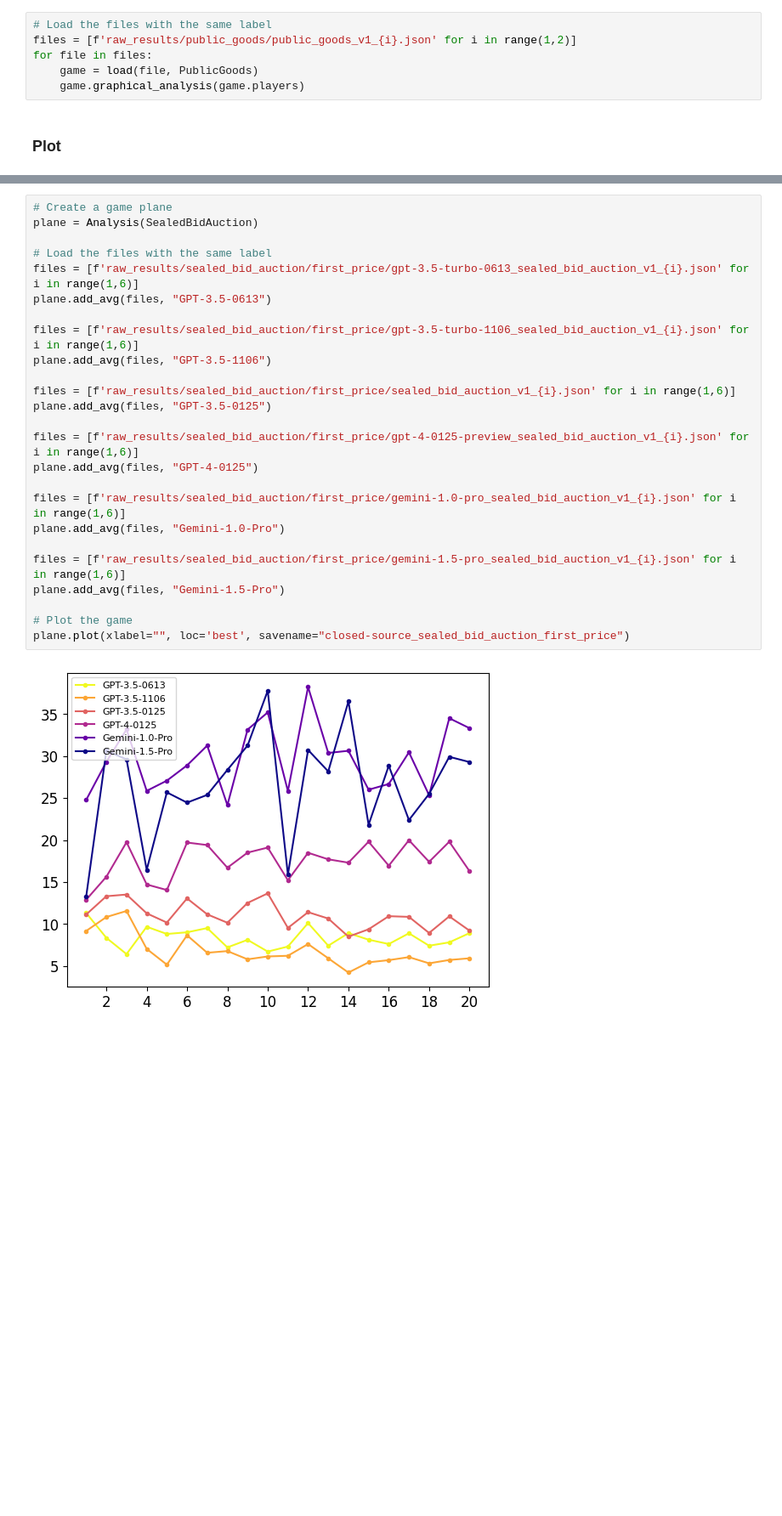
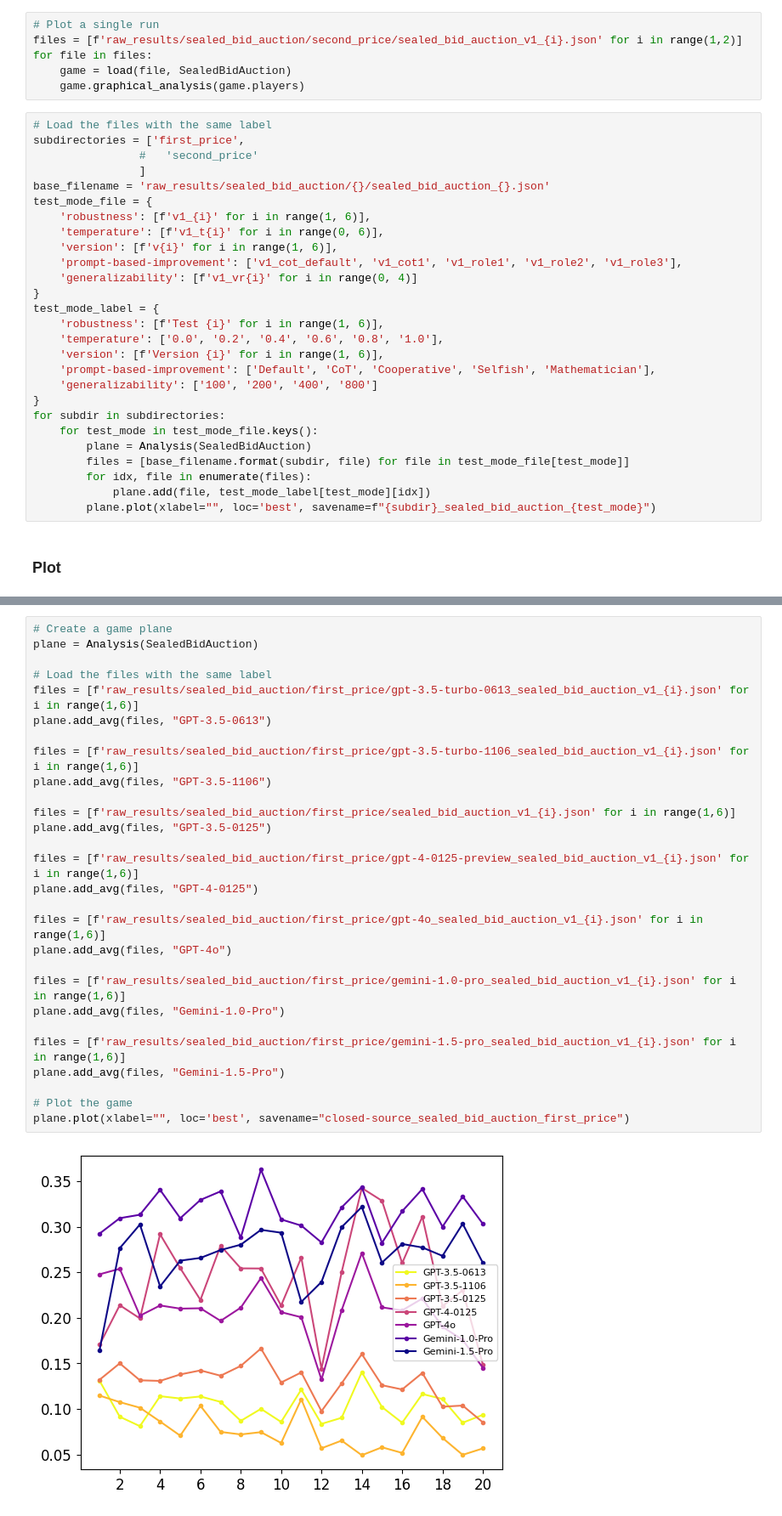
Before and after one commit to CUHK-ARISE/GAMABench, a Jupyter notebook: main.ipynb, the cells around one changed output, grey strips where cells are left out. Shown at 85% size. Saved outputs shown, nothing was run; the diff lists cells and outputs as text; blank space fills up the shorter version.

Commit message:
Updates on analysis and main for model plots

```diff
--- a/main.ipynb
+++ b/main.ipynb
@@ -100,10 +85,37 @@ from games.pirate_game import *
 from games.public_goods import *
 from games.sealed_bid_auction import *
 # %%
-# Load the files with the same label
-files = [f'raw_results/public_goods/public_goods_v1_{i}.json' for i in range(1,2)]
+# Plot a single run
+files = [f'raw_results/sealed_bid_auction/second_price/sealed_bid_auction_v1_{i}.json' for i in range(1,2)]
 for file in files:
-    game = load(file, PublicGoods)
+    game = load(file, SealedBidAuction)
     game.graphical_analysis(game.players)
+# %%
+# Load the files with the same label
+subdirectories = ['first_price',
+                #   'second_price'
+                ]
+base_filename = 'raw_results/sealed_bid_auction/{}/sealed_bid_auction_{}.json'
+test_mode_file = {
+    'robustness': [f'v1_{i}' for i in range(1, 6)],
+    'temperature': [f'v1_t{i}' for i in range(0, 6)],
+    'version': [f'v{i}' for i in range(1, 6)],
+    'prompt-based-improvement': ['v1_cot_default', 'v1_cot1', 'v1_role1', 'v1_role2', 'v1_role3'],
+    'generalizability': [f'v1_vr{i}' for i in range(0, 4)]
+}
+test_mode_label = {
+    'robustness': [f'Test {i}' for i in range(1, 6)],
+    'temperature': ['0.0', '0.2', '0.4', '0.6', '0.8', '1.0'],
+    'version': [f'Version {i}' for i in range(1, 6)],
+    'prompt-based-improvement': ['Default', 'CoT', 'Cooperative', 'Selfish', 'Mathematician'],
+    'generalizability': ['100', '200', '400', '800']
+}
+for subdir in subdirectories:
+    for test_mode in test_mode_file.keys():
+        plane = Analysis(SealedBidAuction)
+        files = [base_filename.format(subdir, file) for file in test_mode_file[test_mode]]
+        for idx, file in enumerate(files):
+            plane.add(file, test_mode_label[test_mode][idx])
+        plane.plot(xlabel="", loc='best', savename=f"{subdir}_sealed_bid_auction_{test_mode}")
 # %% [markdown]
 ### Plot
@@ -151,30 +258,33 @@ plane.plot(xlabel="", loc='best', savename="closed-source_public_goods_runs")
 # %%
 # Create a game plane
 plane = Analysis(SealedBidAuction)
 
 # Load the files with the same label
 files = [f'raw_results/sealed_bid_auction/first_price/gpt-3.5-turbo-0613_sealed_bid_auction_v1_{i}.json' for i in range(1,6)]
 plane.add_avg(files, "GPT-3.5-0613")
 
 files = [f'raw_results/sealed_bid_auction/first_price/gpt-3.5-turbo-1106_sealed_bid_auction_v1_{i}.json' for i in range(1,6)]
 plane.add_avg(files, "GPT-3.5-1106")
 
 files = [f'raw_results/sealed_bid_auction/first_price/sealed_bid_auction_v1_{i}.json' for i in range(1,6)]
 plane.add_avg(files, "GPT-3.5-0125")
 
 files = [f'raw_results/sealed_bid_auction/first_price/gpt-4-0125-preview_sealed_bid_auction_v1_{i}.json' for i in range(1,6)]
 plane.add_avg(files, "GPT-4-0125")
 
+files = [f'raw_results/sealed_bid_auction/first_price/gpt-4o_sealed_bid_auction_v1_{i}.json' for i in range(1,6)]
+plane.add_avg(files, "GPT-4o")
+
 files = [f'raw_results/sealed_bid_auction/first_price/gemini-1.0-pro_sealed_bid_auction_v1_{i}.json' for i in range(1,6)]
 plane.add_avg(files, "Gemini-1.0-Pro")
 
 files = [f'raw_results/sealed_bid_auction/first_price/gemini-1.5-pro_sealed_bid_auction_v1_{i}.json' for i in range(1,6)]
 plane.add_avg(files, "Gemini-1.5-Pro")
 
 # Plot the game
 plane.plot(xlabel="", loc='best', savename="closed-source_sealed_bid_auction_first_price")
 # %% [output]
-[figure, old version]
+[figure, new version]
 # %%
 # Create a game plane
 plane = Analysis(PublicGoods)
```
Also changed, not shown: parts of 10 cells of this notebook, 2 other files.
